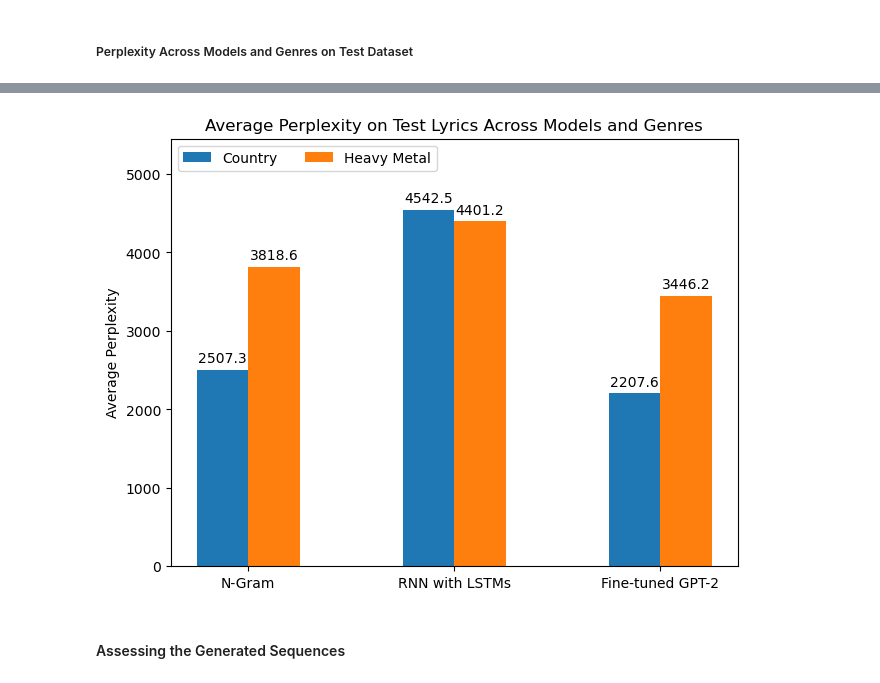
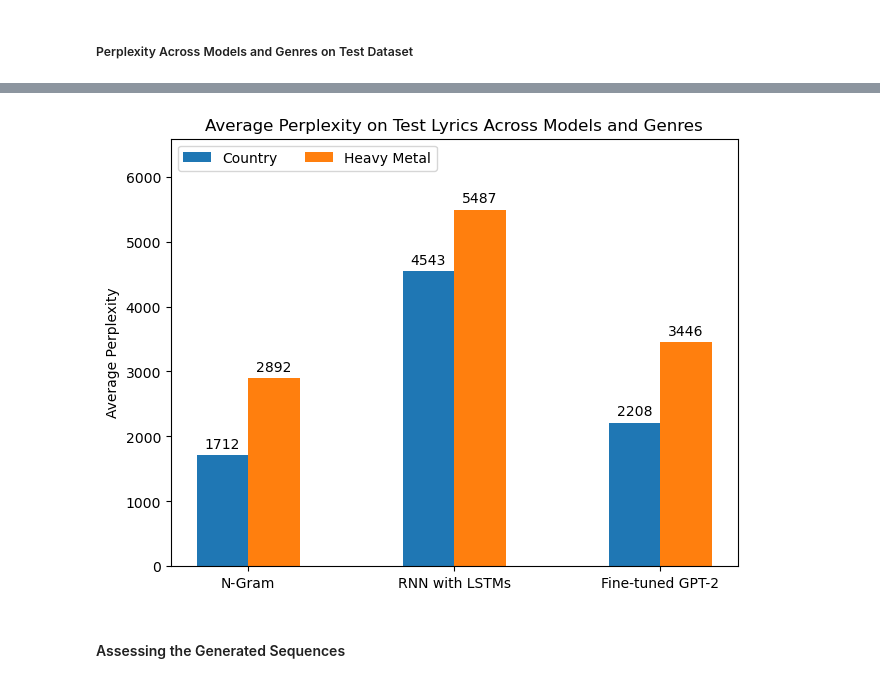
Before and after one commit to gellerjulia/CS4120_Song_Lyric_Generation, a Jupyter notebook: evaluation.ipynb, the cells around one changed output, grey strips where cells are left out. Drawn from its saved outputs; the diff is of its cells as text; code cells hidden in the pictures.

```diff
--- a/evaluation.ipynb
+++ b/evaluation.ipynb
@@ -81,10 +70,11 @@ def create_grouped_barchart(country_data: tuple, metal_data: tuple, title: str,
     plt.show()
 # %%
-country_perplexity = (2507.3, 4542.5, 2207.6)
-metal_perplexity = (3818.6, 4401.2, 3446.2)
+# copy and paste in mean perplexities on test data calculated for each model
+country_perplexity = (1712, 4543, 2208)
+metal_perplexity = (2892, 5487, 3446)
 create_grouped_barchart(country_perplexity, metal_perplexity, 'Average Perplexity on Test Lyrics Across Models and Genres', 'Average Perplexity')
 # %% [output]
-[figure, old version]
+[figure, new version]
 # %% [markdown]
 #### Assessing the Generated Sequences
 # %%
```
Also changed, not shown: parts of 13 cells of this notebook, 3 other files.
